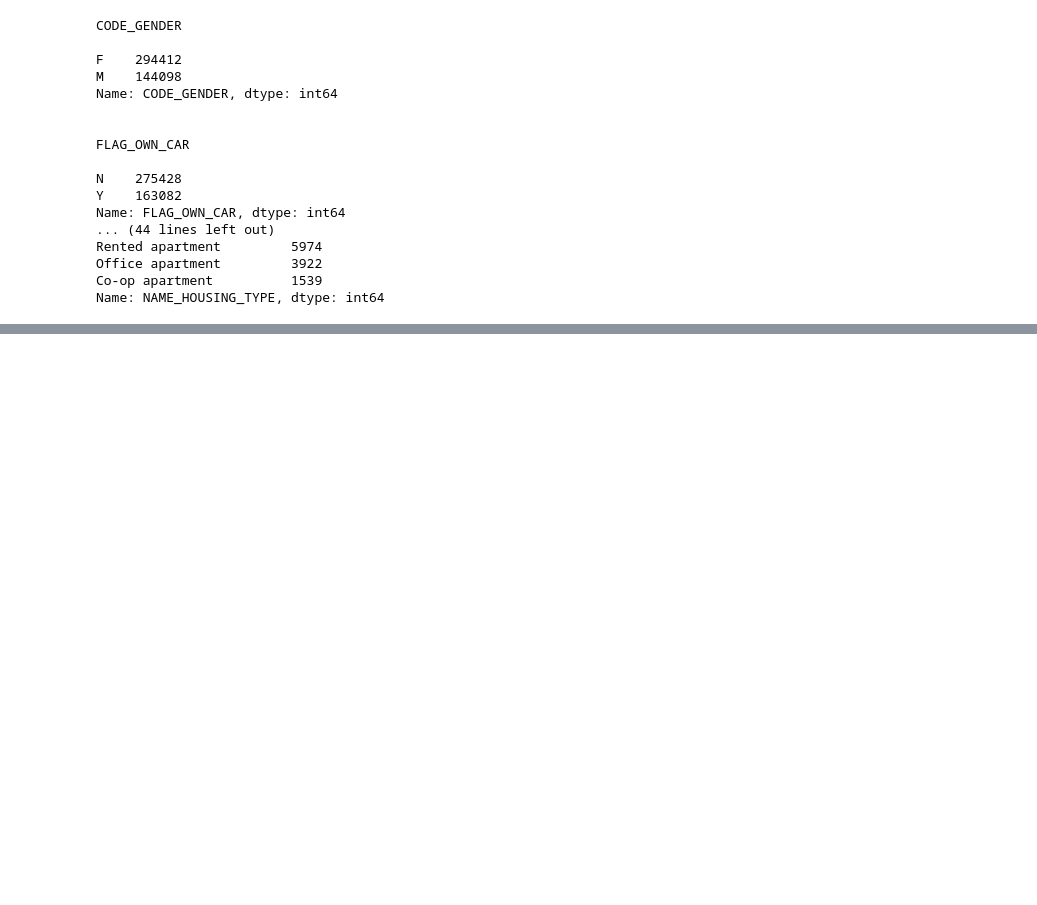
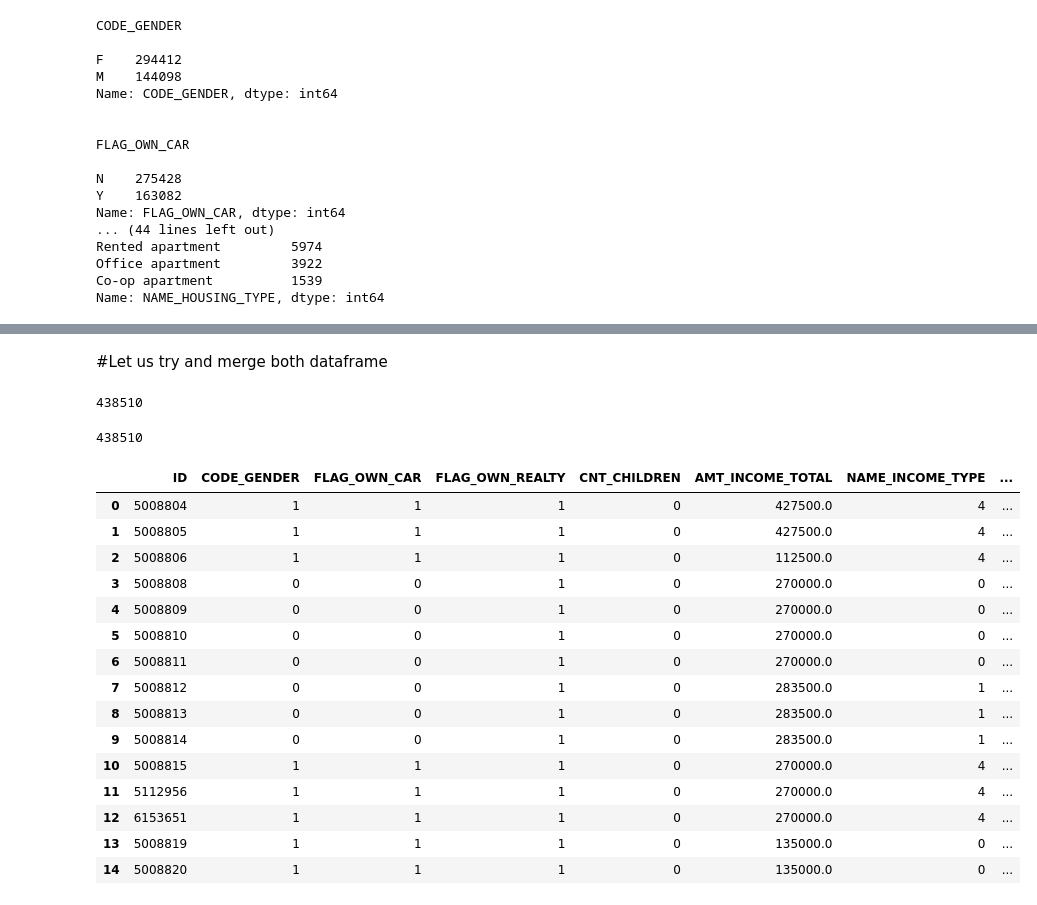
Before and after one commit to damiiete/credit-card-approval-prediction, a Jupyter notebook: Credit Card Approval.ipynb, the cells around one changed output, grey strips where cells are left out. Drawn from its saved outputs; the diff is of its cells as text; code cells hidden in the pictures; blank space fills up the shorter version.

```diff
--- a/Credit Card Approval.ipynb
+++ b/Credit Card Approval.ipynb
@@ -234,3 +371,9 @@ for x in app_df:
     if app_df[x].dtypes=='object':
         app_df[x] = le.fit_transform(app_df[x])
 # This transforms all the object/numerocal data columns into numerical data columns
+# %% [markdown]
+#Let us try and merge both dataframe
+# %%
+len(app_df)
+# %% [output]
+438510
@@ -236,0 +382,23 @@ for x in app_df:
+# %%
+len(merged_df)
+# %% [output]
+438510
+# %%
+merged_df.head(15)
+# %% [output]
+|  | ID | CODE_GENDER | FLAG_OWN_CAR | FLAG_OWN_REALTY | CNT_CHILDREN | AMT_INCOME_TOTAL | NAME_INCOME_TYPE | ... |
+| 0 | 5008804 | 1 | 1 | 1 | 0 | 427500.0 | 4 | ... |
+| 1 | 5008805 | 1 | 1 | 1 | 0 | 427500.0 | 4 | ... |
+| 2 | 5008806 | 1 | 1 | 1 | 0 | 112500.0 | 4 | ... |
+| 3 | 5008808 | 0 | 0 | 1 | 0 | 270000.0 | 0 | ... |
+| 4 | 5008809 | 0 | 0 | 1 | 0 | 270000.0 | 0 | ... |
+| 5 | 5008810 | 0 | 0 | 1 | 0 | 270000.0 | 0 | ... |
+| 6 | 5008811 | 0 | 0 | 1 | 0 | 270000.0 | 0 | ... |
+| 7 | 5008812 | 0 | 0 | 1 | 0 | 283500.0 | 1 | ... |
+| 8 | 5008813 | 0 | 0 | 1 | 0 | 283500.0 | 1 | ... |
+| 9 | 5008814 | 0 | 0 | 1 | 0 | 283500.0 | 1 | ... |
+| 10 | 5008815 | 1 | 1 | 1 | 0 | 270000.0 | 4 | ... |
+| 11 | 5112956 | 1 | 1 | 1 | 0 | 270000.0 | 4 | ... |
+| 12 | 6153651 | 1 | 1 | 1 | 0 | 270000.0 | 4 | ... |
+| 13 | 5008819 | 1 | 1 | 1 | 0 | 135000.0 | 0 | ... |
+| 14 | 5008820 | 1 | 1 | 1 | 0 | 135000.0 | 0 | ... |
```
Also changed, not shown: parts of 10 cells of this notebook.
